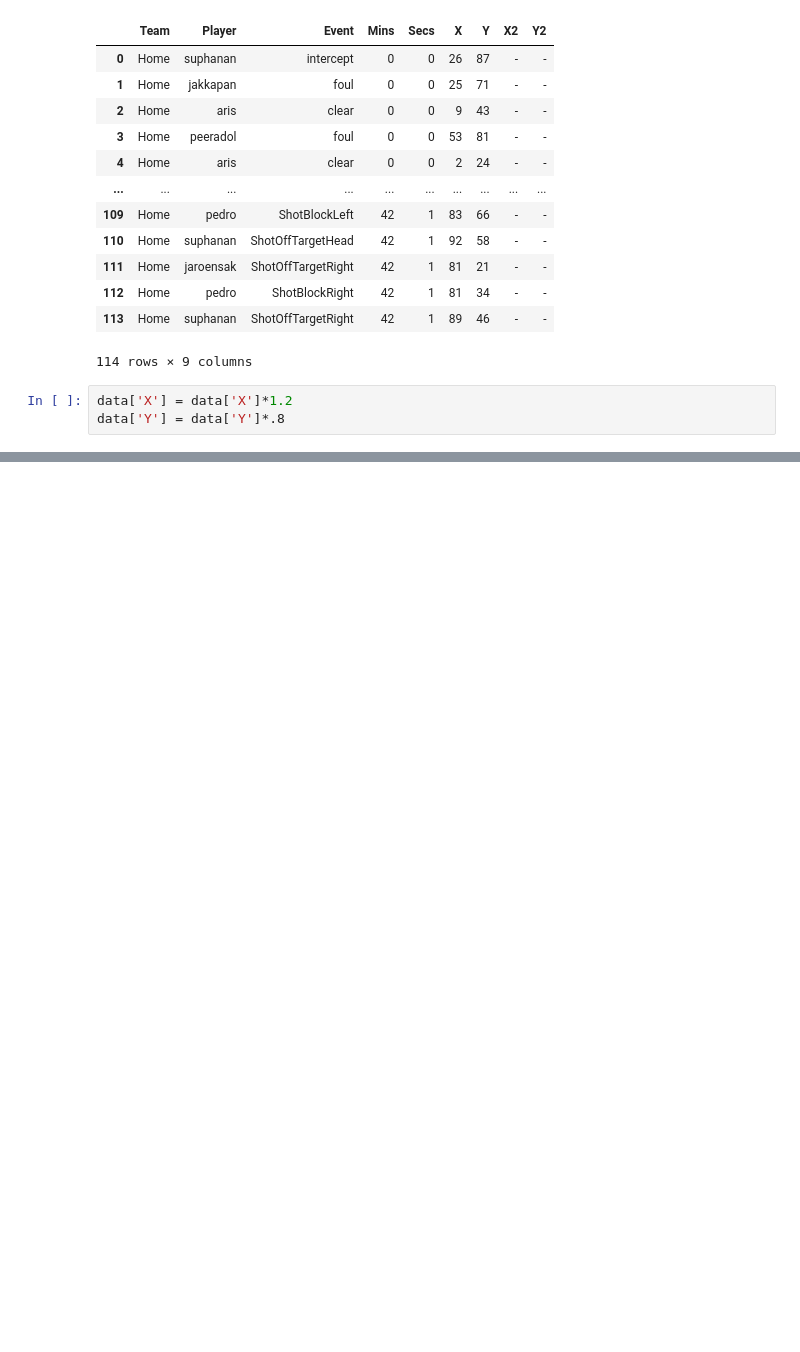
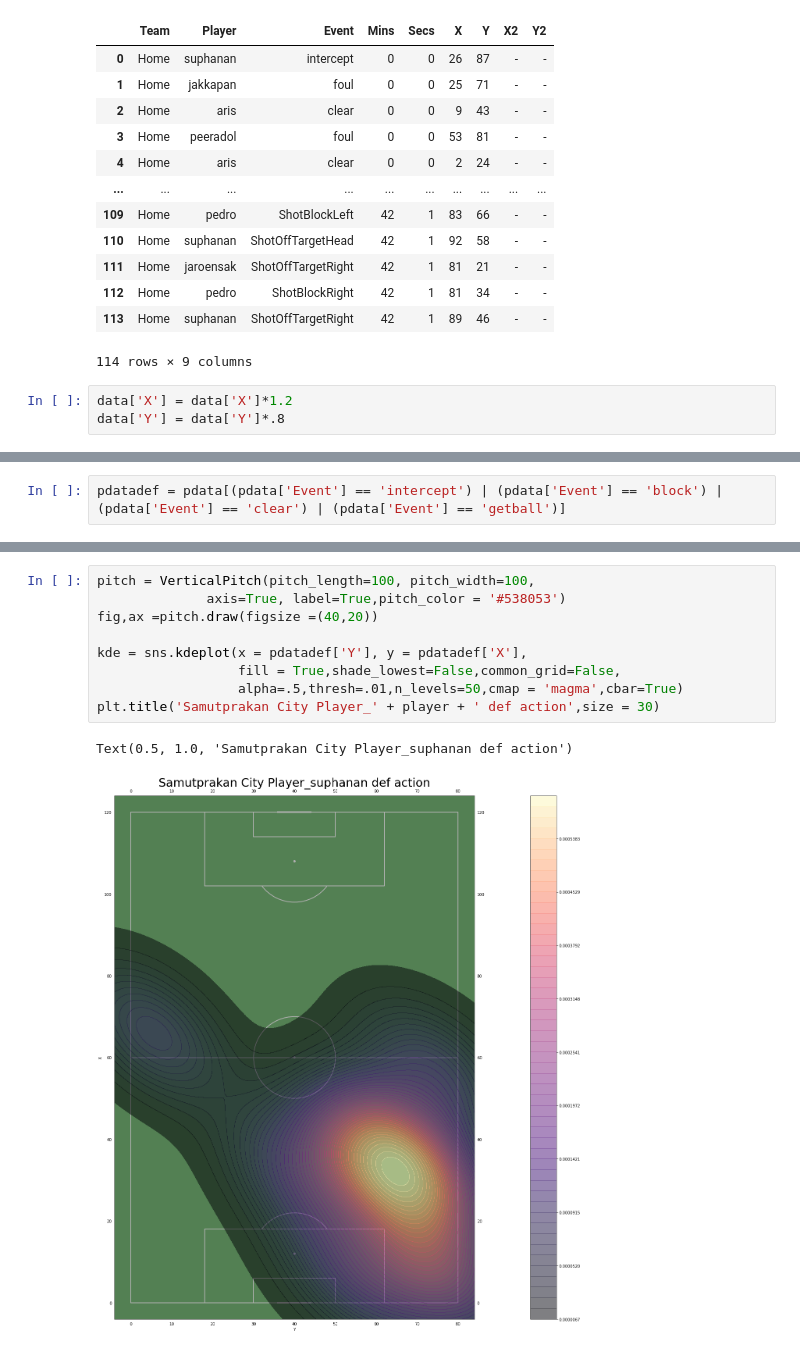
Before and after one commit to GookGai/Football_Thaileague_Analysis, a Jupyter notebook: EX/OtherBasic/oneplayerheatmap.ipynb, the cells around one changed output, grey strips where cells are left out. Saved outputs shown, nothing was run; the diff lists cells and outputs as text; blank space fills up the shorter version.

```diff
--- a/EX/OtherBasic/oneplayerheatmap.ipynb
+++ b/EX/OtherBasic/oneplayerheatmap.ipynb
@@ -31 +31,3 @@ player = "ernesto"
 pdata = data[data['Player'] == player ]
+# %%
+pdatadef = pdata[(pdata['Event'] == 'intercept') | (pdata['Event'] == 'block') |(pdata['Event'] == 'clear') | (pdata['Event'] == 'getball')]
@@ -67,0 +92,12 @@ Text(0.5, 1.0, 'Samutprakan City Player_ernesto action')
+# %%
+pitch = VerticalPitch(pitch_length=100, pitch_width=100,
+              axis=True, label=True,pitch_color = '#538053')
+fig,ax =pitch.draw(figsize =(40,20))
+
+kde = sns.kdeplot(x = pdatadef['Y'], y = pdatadef['X'],
+                  fill = True,shade_lowest=False,common_grid=False,
+                  alpha=.5,thresh=.01,n_levels=50,cmap = 'magma',cbar=True)
+plt.title('Samutprakan City Player_' + player + ' def action',size = 30)
+# %% [output]
+Text(0.5, 1.0, 'Samutprakan City Player_suphanan def action')
+[figure, added]
```
Also changed, not shown: parts of 5 cells of this notebook.
